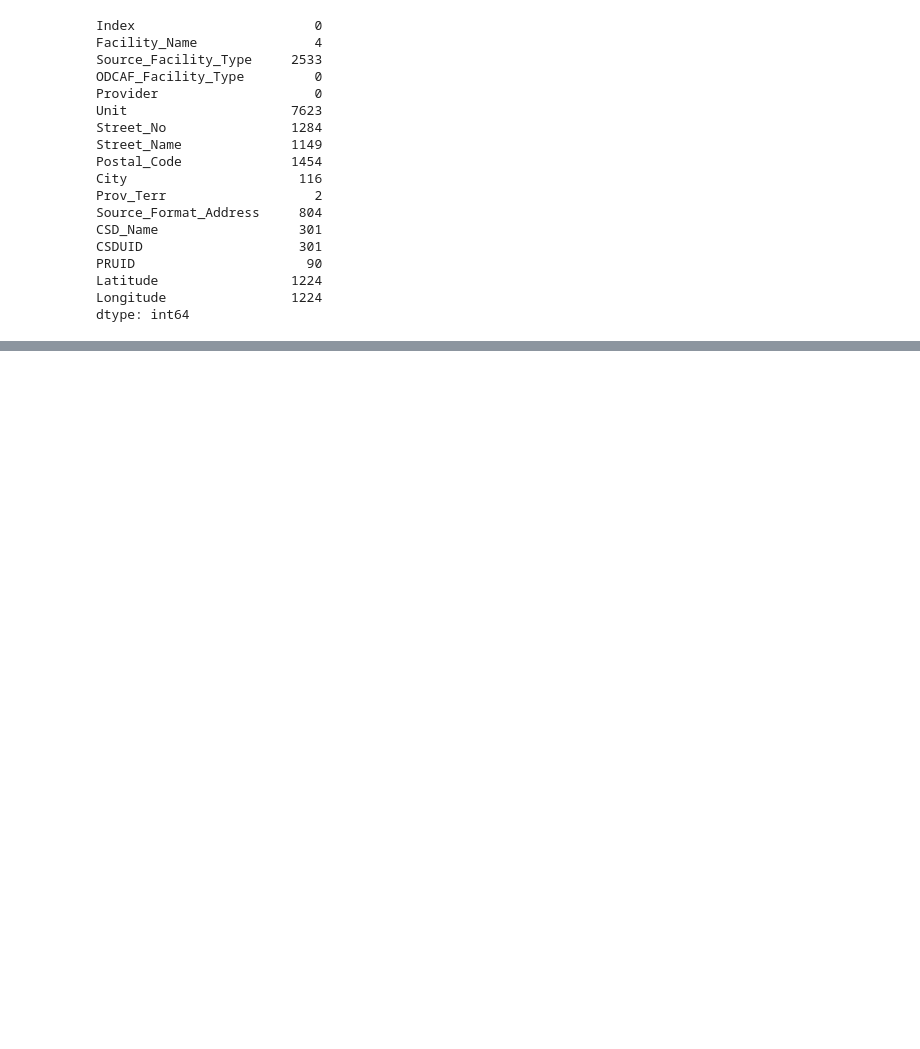
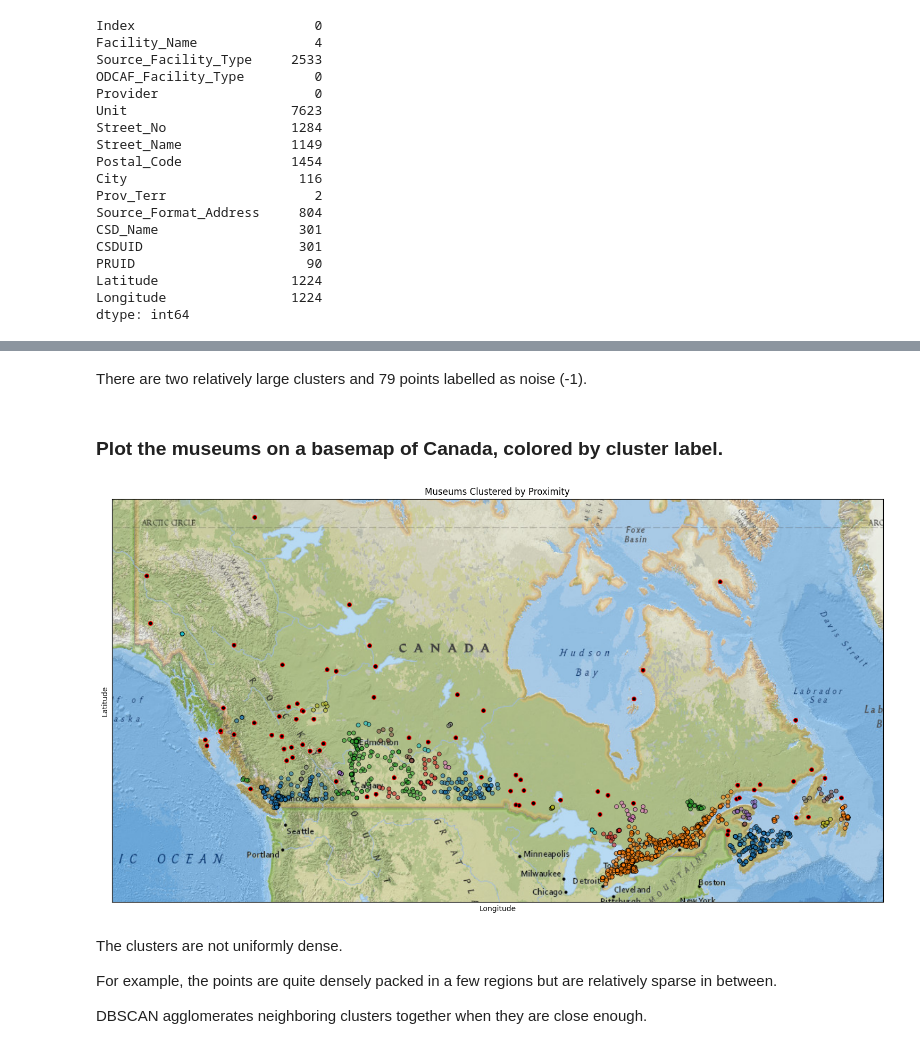
Before and after one commit to David-Adeleye/Comparing_DBSCAN_and_HDBSCAN, a Jupyter notebook: notebooks/Comparing_DBSCAN_and_HDBSCAN.ipynb, the cells around one changed output, grey strips where cells are left out. Saved outputs shown, nothing was run; the diff lists cells and outputs as text; code cells hidden in the pictures; blank space fills up the shorter version.

Commit message:
DBSCAN completed

```diff
--- a/notebooks/Comparing_DBSCAN_and_HDBSCAN.ipynb
+++ b/notebooks/Comparing_DBSCAN_and_HDBSCAN.ipynb
@@ -133,0 +160,8 @@ Name: count, dtype: int64
+# %%
+# Change data type to float
+# Remove missing values
+# Remove observations with no coordinates
+df = df.dropna()
+df['Latitude'] = df['Latitude'].astype('float64')
+df['Longitude'] = df['Longitude'].astype('float64')
+df.info()
@@ -133,0 +180,19 @@ Name: count, dtype: int64
+# %%
+# Correctly scale the coordinates for DBSCAN (since DBSCAN is sensitive to scaling)
+# In this case we know how to scale the coordinates. Using standardization would be an error becaues we aren't using the full range of the lat/lng coordinates.
+# Since latitude has a range of +/- 90 degrees and longitude ranges from 0 to 360 degrees, the correct scaling is to double the longitude coordinates (or half the Latitudes)
+coords_scaled = df.copy()
+coords_scaled["Latitude"] = 2*coords_scaled["Latitude"]
+# %%
+# Apply DBSCAN with Euclidean distance to the scaled coordinates
+min_samples=3 # minimum number of samples needed to form a neighbourhood
+eps=1.0 # neighbourhood search radius
+metric='euclidean' # distance measure
+
+dbscan = DBSCAN(eps=eps, min_samples=min_samples, metric=metric).fit(coords_scaled)
+# %%
+# Add cluster labels to the DataFrame
+df['Cluster'] = dbscan.fit_predict(coords_scaled)  # Assign the cluster labels
+
+# Display the size of each cluster
+df['Cluster'].value_counts()
@@ -133,0 +217,15 @@ Name: count, dtype: int64
+# %% [markdown]
+There are two relatively large clusters and 79 points labelled as noise (-1).
+# %% [markdown]
+### Plot the museums on a basemap of Canada, colored by cluster label.
+# %%
+# Plot clustered locations
+plot_clustered_locations(df, title='Museums Clustered by Proximity')
+# %% [output]
+[figure, added]
+# %% [markdown]
+The clusters are not uniformly dense.
+
+For example, the points are quite densely packed in a few regions but are relatively sparse in between.
+
+DBSCAN agglomerates neighboring clusters together when they are close enough.
```
Also changed, not shown: parts of 11 cells of this notebook, 1 other file.
